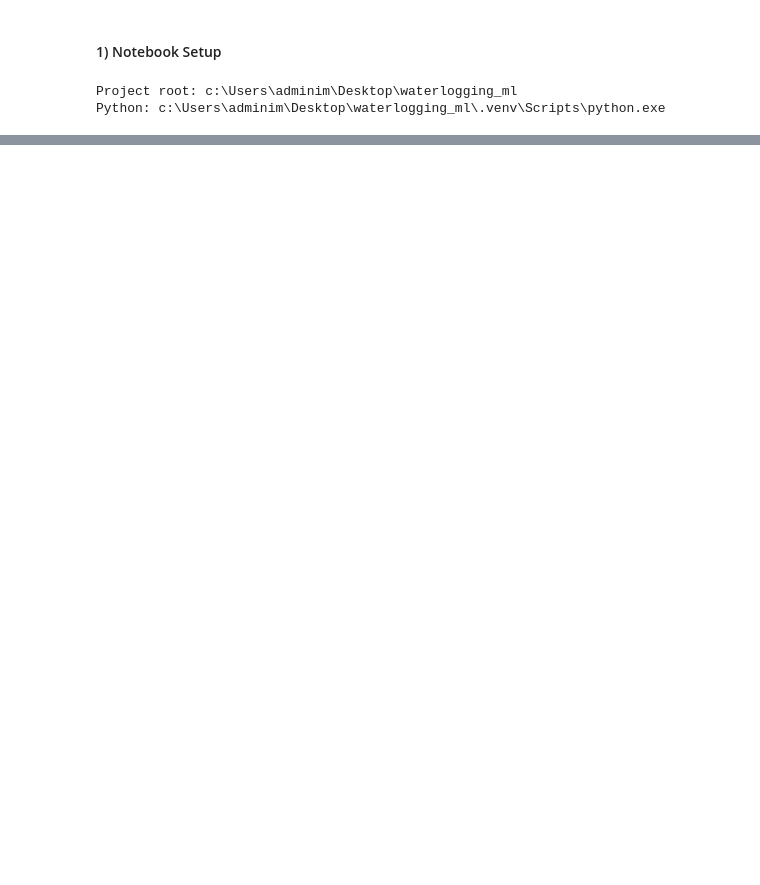
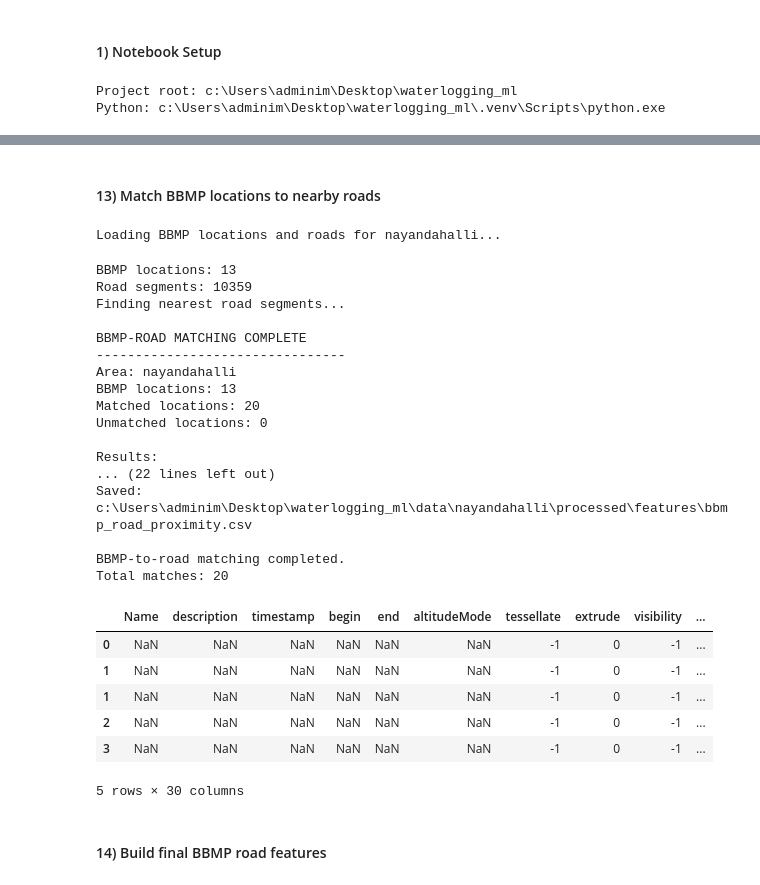
Before and after one commit to Confomitty/detect-rainwater-clogging, a Jupyter notebook: notebooks/data_collection_pipeline.ipynb, the cells around one changed output, grey strips where cells are left out. Cells and saved outputs as stored; diff of their text form; code cells hidden in the pictures; blank space fills up the shorter version.

```diff
--- a/notebooks/data_collection_pipeline.ipynb
+++ b/notebooks/data_collection_pipeline.ipynb
@@ -124,0 +505,42 @@ bbmp = bbmp.to_crs(TARGET_CRS)
+# %% [markdown]
+#### 13) Match BBMP locations to nearby roads
+# %%
+# Match BBMP locations to nearby road segments
+
+bbmp_road_matches = match_bbmp_to_roads(
+    raw_dir=RAW_DIR,
+    processed_dir=PROCESSED_DIR,
+    area_name=AREA
+)
+
+print("\nBBMP-to-road matching completed.")
+print("Total matches:", len(bbmp_road_matches))
+display(bbmp_road_matches.head())
+# %% [output]
+Loading BBMP locations and roads for nayandahalli...
+BBMP locations: 13
+Road segments: 10359
+Finding nearest road segments...
+
+BBMP-ROAD MATCHING COMPLETE
+--------------------------------
+Area: nayandahalli
+BBMP locations: 13
+Matched locations: 20
+Unmatched locations: 0
+
+Results:
+... (22 lines left out)
+Saved: c:\Users\adminim\Desktop\waterlogging_ml\data\nayandahalli\processed\features\bbmp_road_proximity.csv
+
+BBMP-to-road matching completed.
+Total matches: 20
+|  | Name | description | timestamp | begin | end | altitudeMode | tessellate | extrude | visibility | ... |
+| 0 | NaN | NaN | NaN | NaN | NaN | NaN | -1 | 0 | -1 | ... |
+| 1 | NaN | NaN | NaN | NaN | NaN | NaN | -1 | 0 | -1 | ... |
+| 1 | NaN | NaN | NaN | NaN | NaN | NaN | -1 | 0 | -1 | ... |
+| 2 | NaN | NaN | NaN | NaN | NaN | NaN | -1 | 0 | -1 | ... |
+| 3 | NaN | NaN | NaN | NaN | NaN | NaN | -1 | 0 | -1 | ... |
+5 rows × 30 columns
+# %% [markdown]
+#### 14) Build final BBMP road features
```
Also changed, not shown: parts of 26 cells of this notebook, 3 other files.
